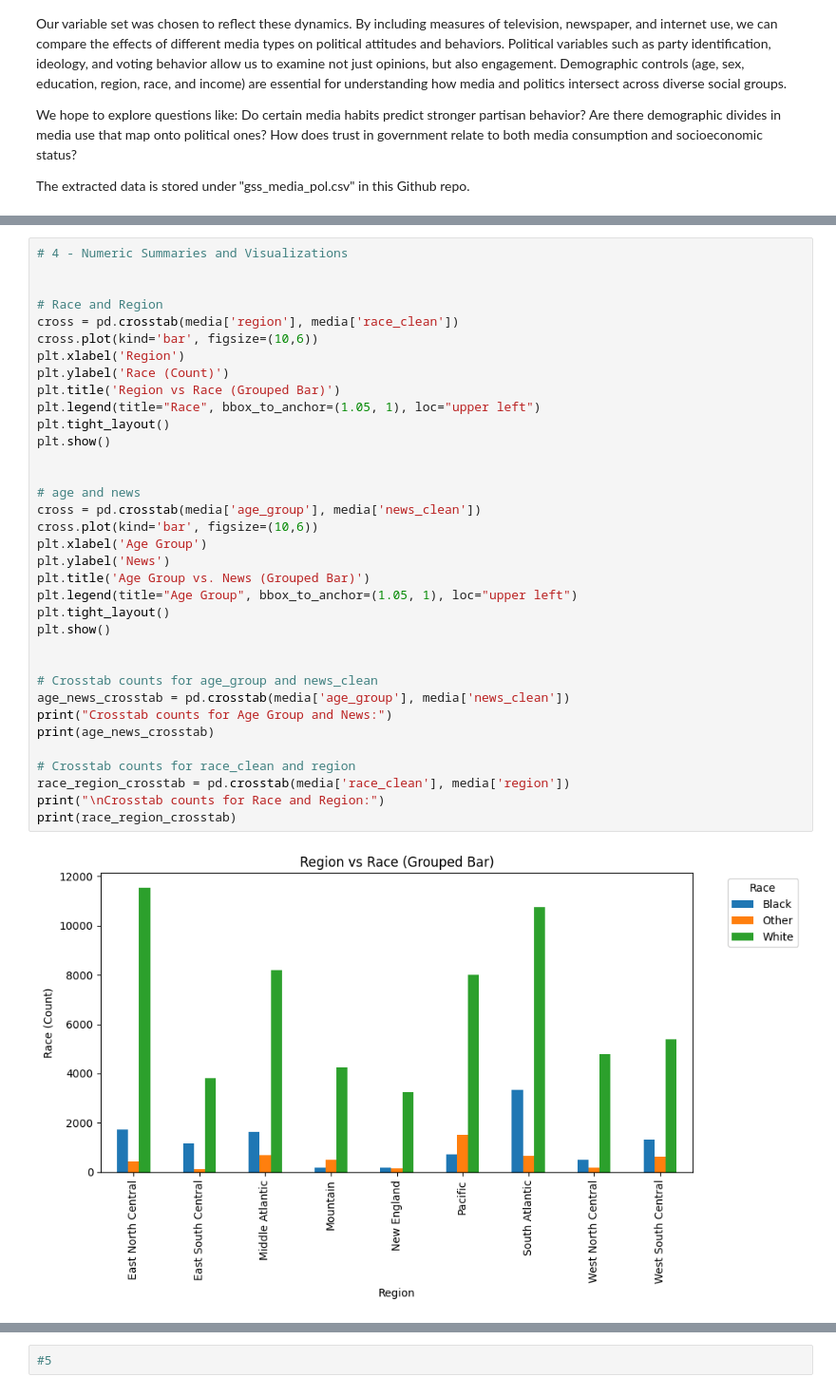
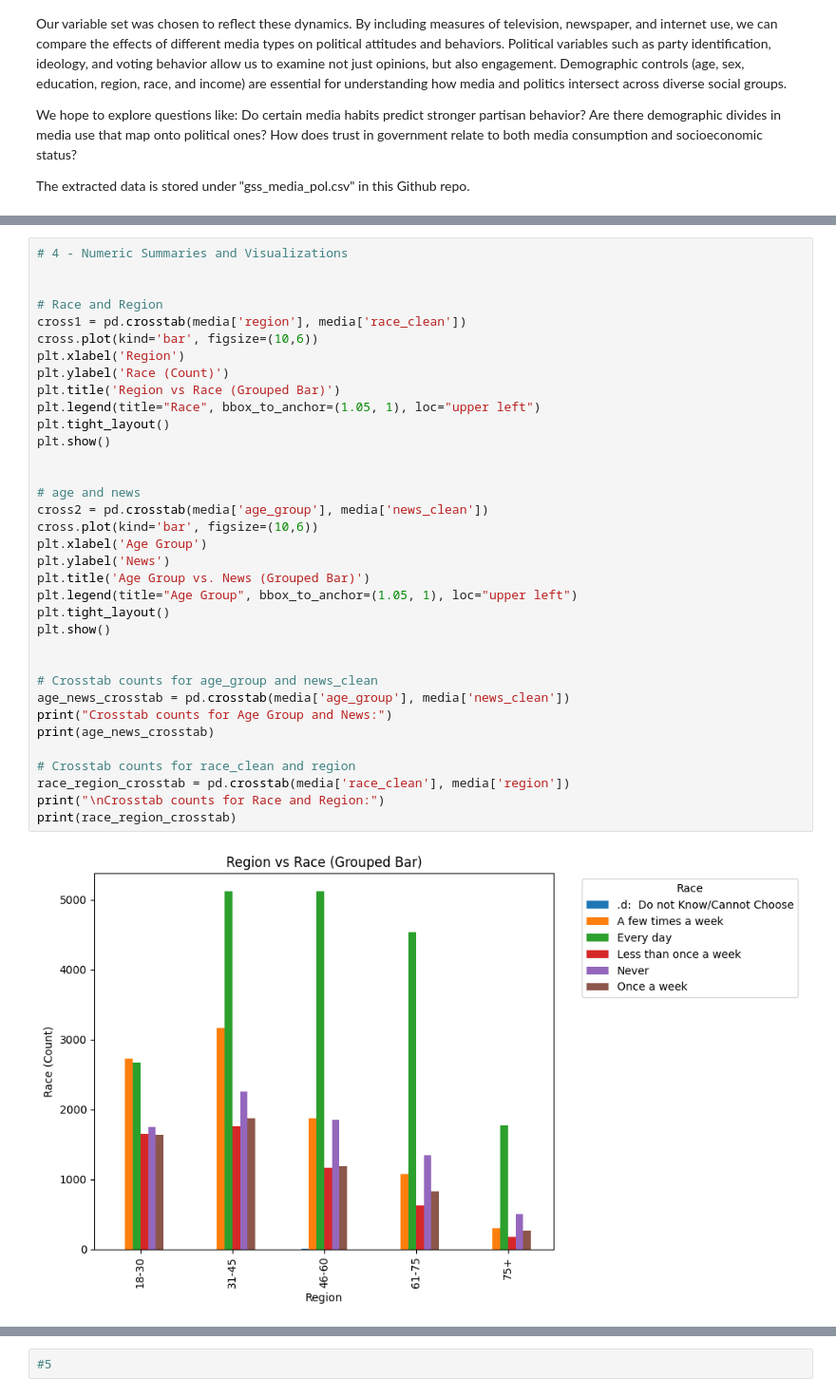
Before and after one commit to bburt26/lab_eda, a Jupyter notebook: lab_notebook.ipynb, the cells around one changed output, grey strips where cells are left out. Shown at 95% size. Cells and saved outputs as stored; diff of their text form.

```diff
--- a/lab_notebook.ipynb
+++ b/lab_notebook.ipynb
@@ -135,38 +135,38 @@ media.head(10)
 
 
 # Race and Region
-cross = pd.crosstab(media['region'], media['race_clean'])
+cross1 = pd.crosstab(media['region'], media['race_clean'])
 cross.plot(kind='bar', figsize=(10,6))
 plt.xlabel('Region')
 plt.ylabel('Race (Count)')
 plt.title('Region vs Race (Grouped Bar)')
 plt.legend(title="Race", bbox_to_anchor=(1.05, 1), loc="upper left")
 plt.tight_layout()
 plt.show()
 
 
 # age and news
-cross = pd.crosstab(media['age_group'], media['news_clean'])
+cross2 = pd.crosstab(media['age_group'], media['news_clean'])
 cross.plot(kind='bar', figsize=(10,6))
 plt.xlabel('Age Group')
 plt.ylabel('News')
 plt.title('Age Group vs. News (Grouped Bar)')
 plt.legend(title="Age Group", bbox_to_anchor=(1.05, 1), loc="upper left")
 plt.tight_layout()
 plt.show()
 
 
 # Crosstab counts for age_group and news_clean
 age_news_crosstab = pd.crosstab(media['age_group'], media['news_clean'])
 print("Crosstab counts for Age Group and News:")
 print(age_news_crosstab)
 
 # Crosstab counts for race_clean and region
 race_region_crosstab = pd.crosstab(media['race_clean'], media['region'])
 print("\nCrosstab counts for Race and Region:")
 print(race_region_crosstab)
 # %% [output]
-[figure, old version]
+[figure, new version]
 [figure]
 Crosstab counts for Age Group and News:
 news_clean  .d:  Do not Know/Cannot Choose  A few times a week  Every day  \
```
